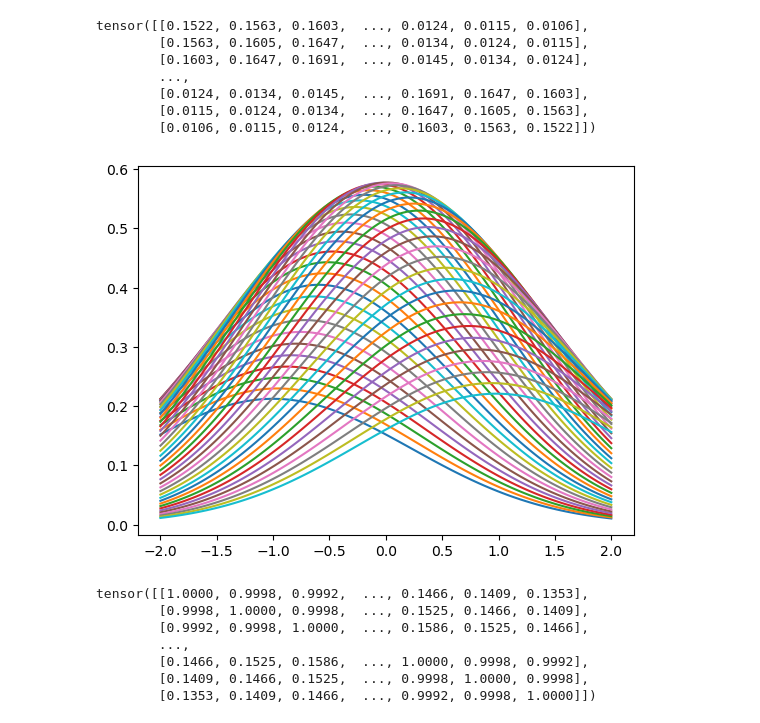
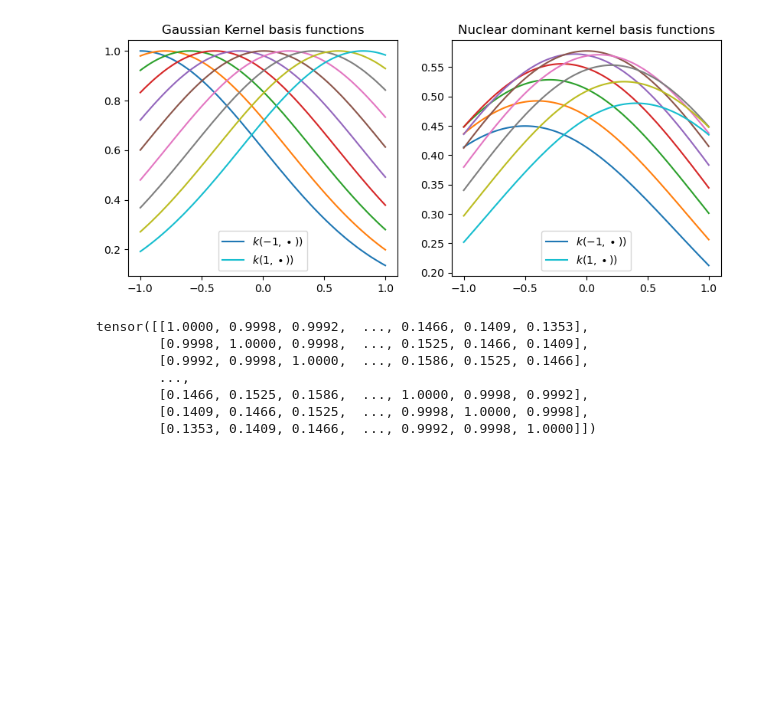
Before and after one commit to HWDance/impspec, a Jupyter notebook: experiments/notebooks/Nuclear_nonstationarity.ipynb, the cells around one changed output. Drawn from its saved outputs; the diff is of its cells as text; code cells hidden in the pictures; blank space fills up the shorter version.

```diff
--- a/experiments/notebooks/Nuclear_nonstationarity.ipynb
+++ b/experiments/notebooks/Nuclear_nonstationarity.ipynb
@@ -14,24 +29,26 @@ from src.kernels import NuclearKernel,GammaExponentialKernel,GaussianKernel
 # %%
 kernel = NuclearKernel(GaussianKernel(torch.ones(1),torch.ones(1)),
-                       Normal(torch.zeros(1),torch.ones(1)*1),
-                       1000)
-kernel = NuclearKernel(GammaExponentialKernel(torch.ones(1),torch.ones(1), 100.0),
-                       Normal(torch.zeros(1),torch.ones(1)*1),
-                       1000)
-X = torch.linspace(-2,2,100)[:,None]
+                       Normal(torch.zeros(1),1.0*torch.ones(1)),
+                       100000)
+kernel2 = GaussianKernel(torch.ones(1),torch.ones(1))
+X = torch.linspace(-1,1,100)[:,None]
 K = kernel.get_gram_gaussian(X=X,Z=X)
-print(K)
+K2 = kernel2.get_gram(X=X,Z=X)
 
-ngrid = 50
+ngrid = 10
+fig,axs = plt.subplots(1,2, figsize = (10,4))
 for i in range(ngrid):
-    plt.plot(X,K[:,int(100/ngrid)*i])
+    if i == 0 or i == ngrid-1:
+        axs[1].plot(X,K[:,int(100/ngrid)*i], label = r"$k({0},\bullet))$".format(-1 + 2*(i!=0)))
+        axs[0].plot(X,K2[:,int(100/ngrid)*i], label = r"$k({0},\bullet))$".format(-1+2*(i!=0)))
+    else:
+        axs[1].plot(X,K[:,int(100/ngrid)*i])
+        axs[0].plot(X,K2[:,int(100/ngrid)*i])
+axs[1].set_title("Nuclear dominant kernel basis functions")
+axs[0].set_title("Gaussian Kernel basis functions")
+axs[0].legend()
+axs[1].legend()
+fig.savefig("nonstationary_basis_functions", bbox_inches = "tight")
 # %% [output]
-tensor([[0.1522, 0.1563, 0.1603,  ..., 0.0124, 0.0115, 0.0106],
-        [0.1563, 0.1605, 0.1647,  ..., 0.0134, 0.0124, 0.0115],
-        [0.1603, 0.1647, 0.1691,  ..., 0.0145, 0.0134, 0.0124],
-        ...,
-        [0.0124, 0.0134, 0.0145,  ..., 0.1691, 0.1647, 0.1603],
-        [0.0115, 0.0124, 0.0134,  ..., 0.1647, 0.1605, 0.1563],
-        [0.0106, 0.0115, 0.0124,  ..., 0.1603, 0.1563, 0.1522]])
-[figure, old version]
+[figure, new version]
 # %%
```
Also changed, not shown: parts of 2 cells of this notebook, 46 other files.
